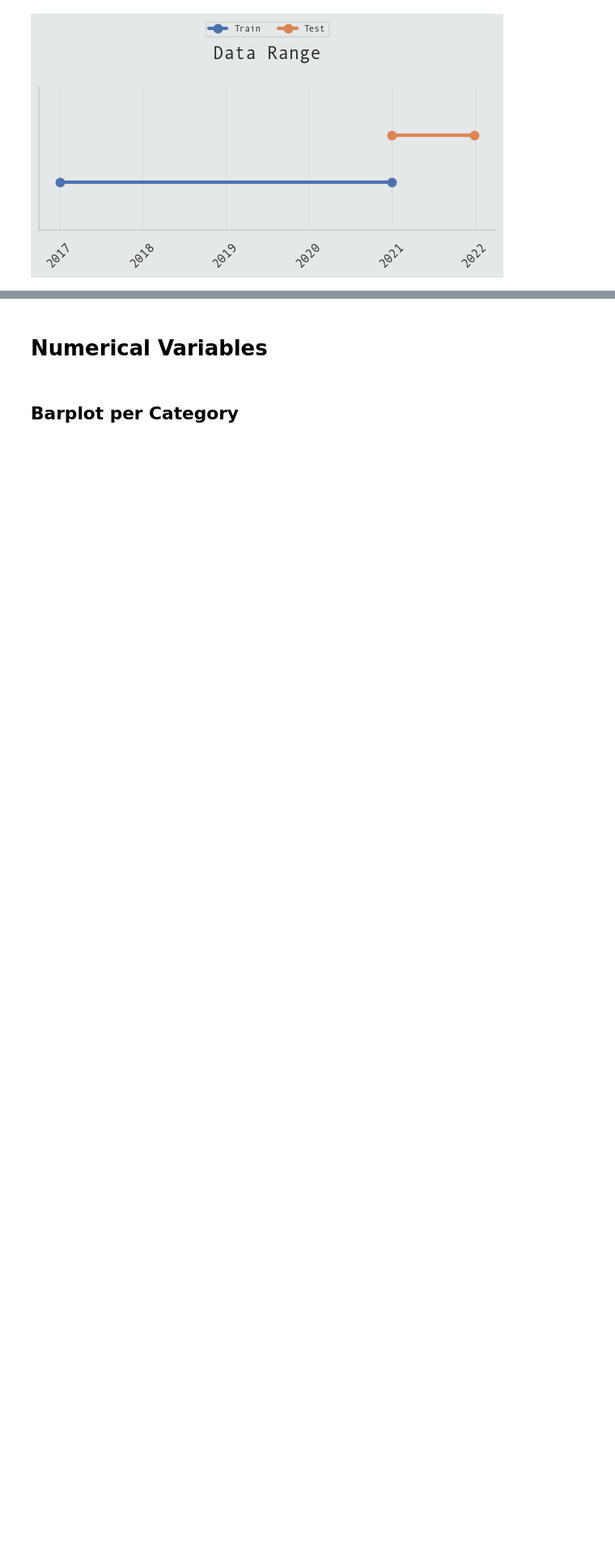
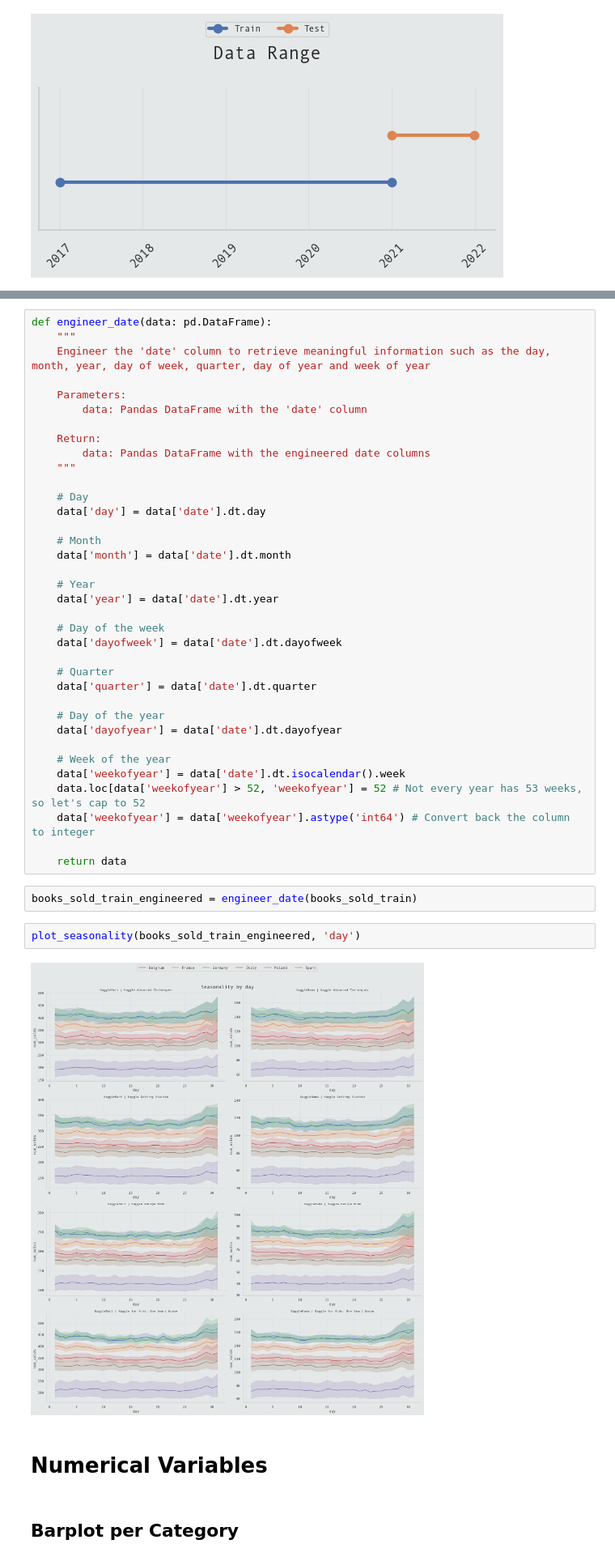
Before and after one commit to Volscente/cheat_sheets, a Jupyter notebook: data_science/eda_plots.ipynb, the cells around one changed output, grey strips where cells are left out. Shown at 81% size. Cells and saved outputs as stored; diff of their text form; blank space fills up the shorter version.

Commit message:
EDA - Seasonality

```diff
--- a/data_science/eda_plots.ipynb
+++ b/data_science/eda_plots.ipynb
@@ -112,3 +195,45 @@ plt.tight_layout()
+# %%
+def engineer_date(data: pd.DataFrame):
+    """
+    Engineer the 'date' column to retrieve meaningful information such as the day, month, year, day of week, quarter, day of year and week of year
+
+    Parameters:
+        data: Pandas DataFrame with the 'date' column
+
+    Return:
+        data: Pandas DataFrame with the engineered date columns
+    """
+
+    # Day
+    data['day'] = data['date'].dt.day
+
+    # Month
+    data['month'] = data['date'].dt.month
+
+    # Year
+    data['year'] = data['date'].dt.year
+
+    # Day of the week
+    data['dayofweek'] = data['date'].dt.dayofweek
+
+    # Quarter
+    data['quarter'] = data['date'].dt.quarter
+
+    # Day of the year
+    data['dayofyear'] = data['date'].dt.dayofyear
+
+    # Week of the year
+    data['weekofyear'] = data['date'].dt.isocalendar().week
+    data.loc[data['weekofyear'] > 52, 'weekofyear'] = 52 # Not every year has 53 weeks, so let's cap to 52
+    data['weekofyear'] = data['weekofyear'].astype('int64') # Convert back the column to integer
+
+    return data
+# %%
+books_sold_train_engineered = engineer_date(books_sold_train)
+# %%
+plot_seasonality(books_sold_train_engineered, 'day')
+# %% [output]
+[figure, added]
 # %% [markdown]
 # Numerical Variables
 # %% [markdown]
```
Also changed, not shown: parts of 2 cells of this notebook.
